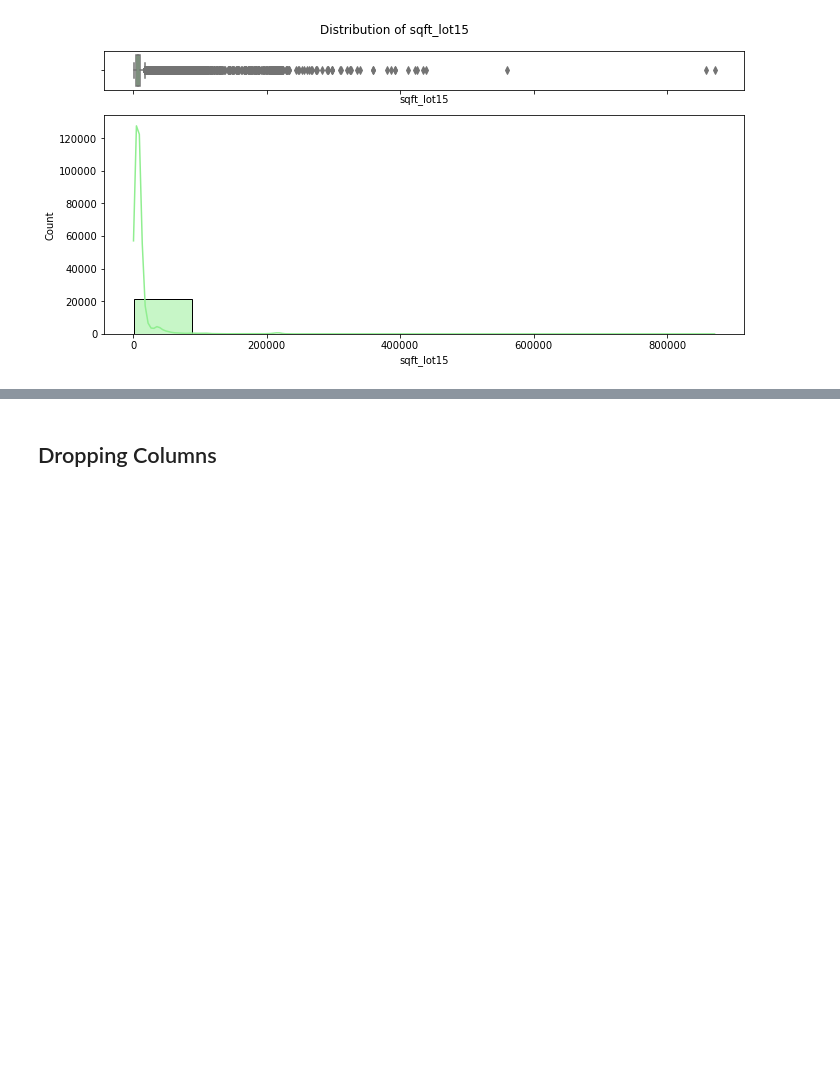
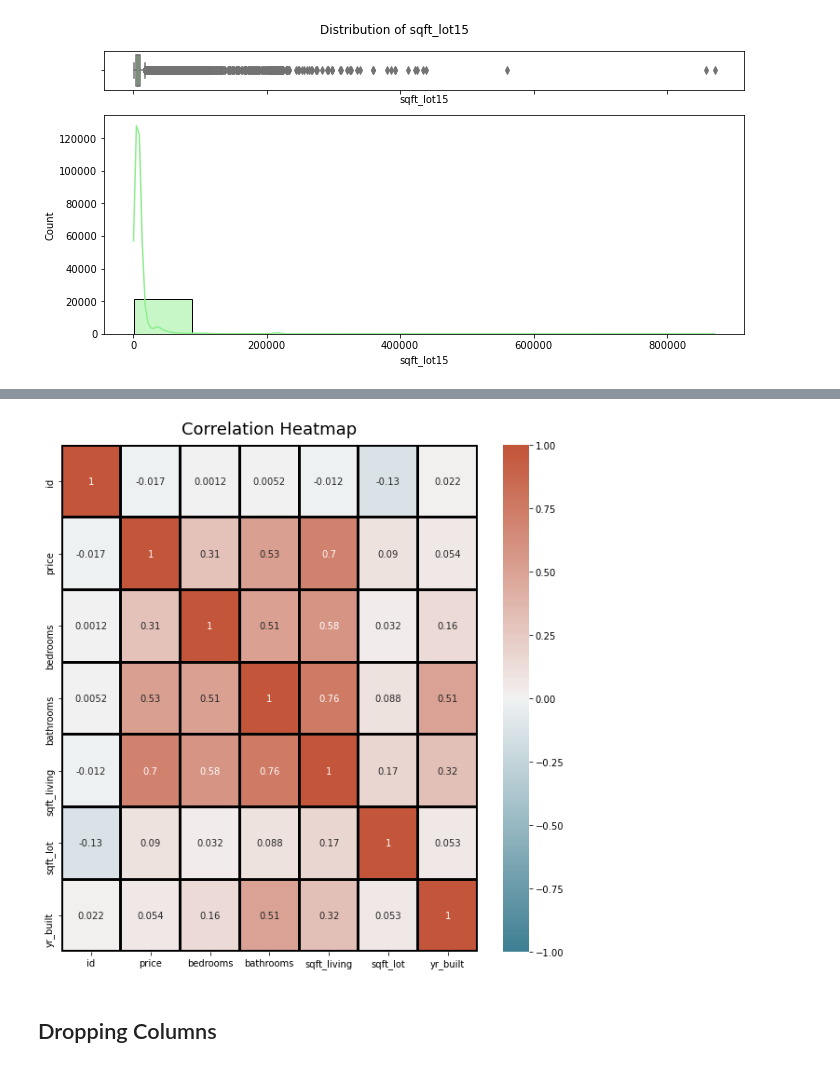
Before and after one commit to Lawez/phase-2-project-group, a Jupyter notebook: student.ipynb, the cells around one changed output, grey strips where cells are left out. Drawn from its saved outputs; the diff is of its cells as text; code cells hidden in the pictures; blank space fills up the shorter version.

```diff
--- a/student.ipynb
+++ b/student.ipynb
@@ -318,3 +329,13 @@ plot_numeric_distribution(data_df, 'sqft_lot15', 'Distribution of sqft_lot15')
+# %%
+#Correlation heatmap
+plt.figure(figsize=(10, 10))
+cmap = sns.diverging_palette(220,20,n=200)
+heatmap = sns.heatmap(
+    data_df.corr(),vmin=-1, vmax=1,center = 0,
+    annot=True,cmap=cmap,linewidths=2, linecolor='black')
+heatmap.set_title('Correlation Heatmap', fontdict={'fontsize':18}, pad=12);
+# %% [output]
+[figure, added]
 # %% [markdown]
 ## Dropping Columns
 # %%
```
Also changed, not shown: parts of 14 cells of this notebook.
